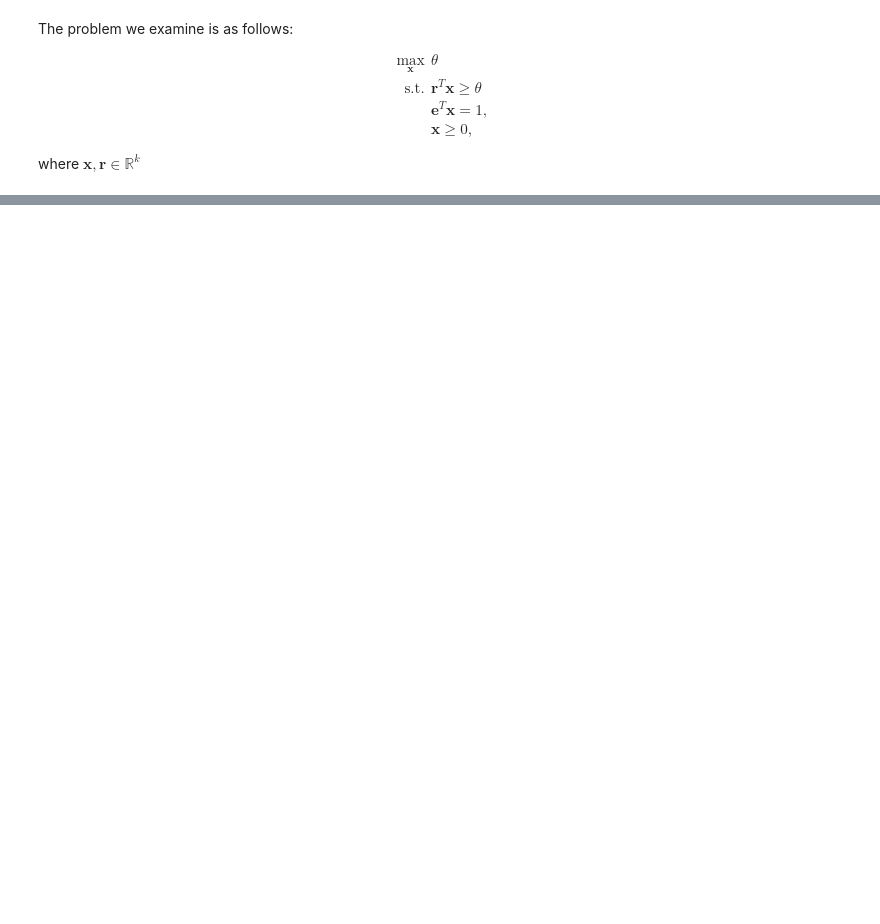
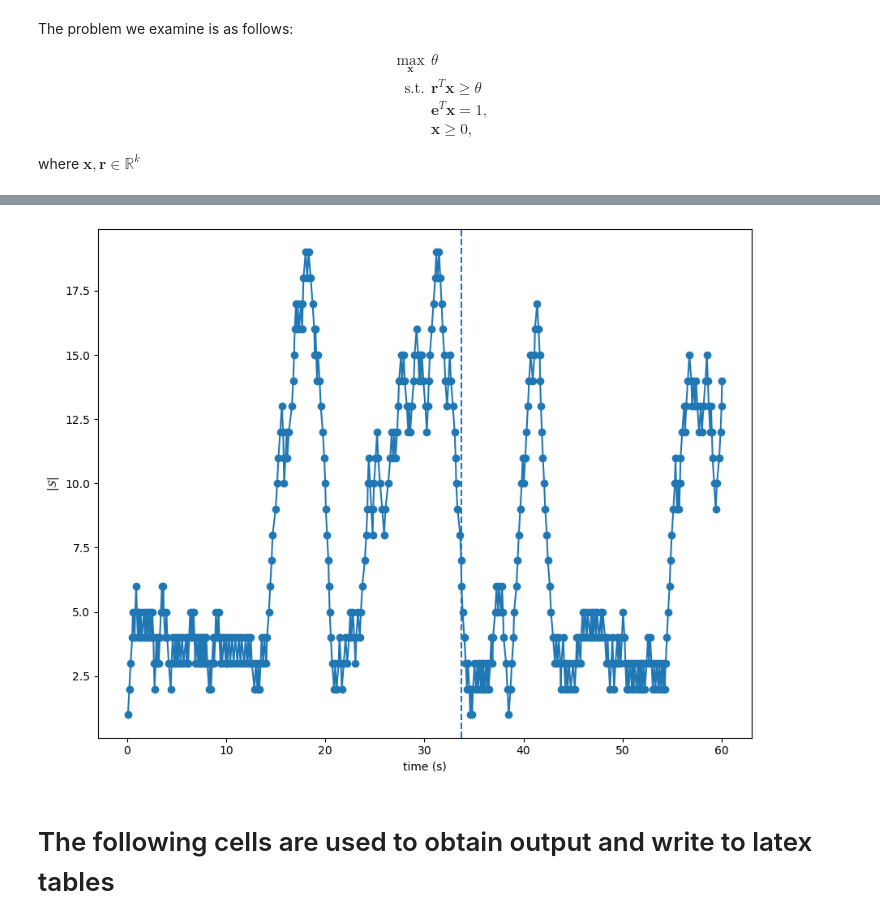
Before and after one commit to JustinStarreveld/ROBIST, a Jupyter notebook: Code/PortfolioManagement.ipynb, the cells around one changed output, grey strips where cells are left out. Saved outputs shown, nothing was run; the diff lists cells and outputs as text; code cells hidden in the pictures; blank space fills up the shorter version.

```diff
--- a/Code/PortfolioManagement.ipynb
+++ b/Code/PortfolioManagement.ipynb
@@ -95,0 +157,6 @@ array([ 2.65815148e-12, -2.82384671e-11,  2.65815148e-12, -2.67486588e-11,
+# %%
+dataio.plot_size_set_over_time(solutions, best_sol, None, None, None, None)
+# %% [output]
+[figure, added]
+# %% [markdown]
+# The following cells are used to obtain output and write to latex tables
```
Also changed, not shown: parts of 38 cells of this notebook, 4 other files.
